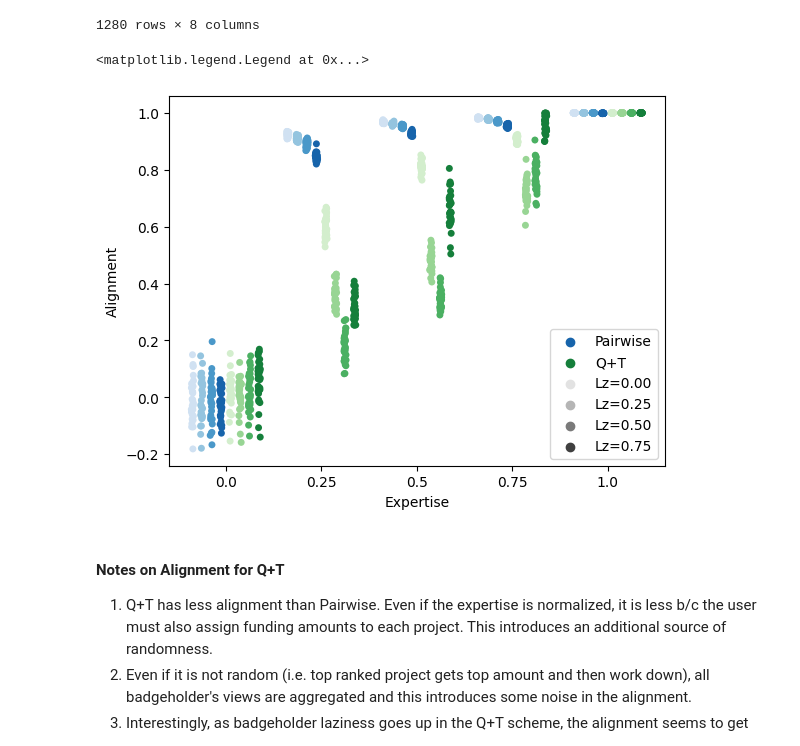
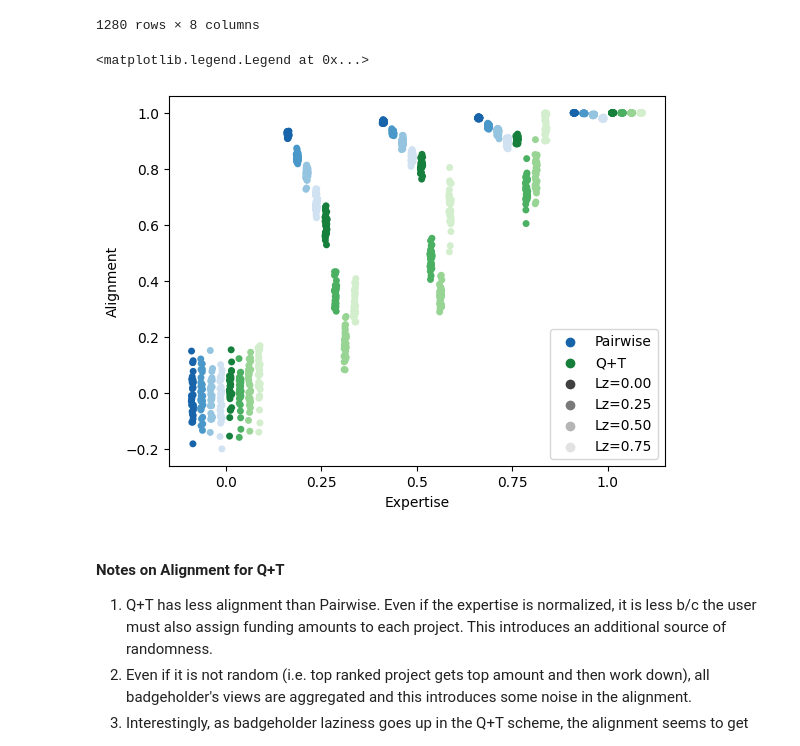
Before and after one commit to CELtd/voting_mechanism_design, a Jupyter notebook: notebooks/cmp_quorum_pairwise.ipynb, the cells around one changed output. Drawn from its saved outputs; the diff is of its cells as text; code cells hidden in the pictures.

Commit message:
adding updates for normalizing laziness between the voting mechanisms

```diff
--- a/notebooks/cmp_quorum_pairwise.ipynb
+++ b/notebooks/cmp_quorum_pairwise.ipynb
@@ -199,7 +199,7 @@ def run_single_pairwise_simulation(
             voting_style_kwargs={'use_impact_delta':False},
             expertise=expertise,
             laziness=laziness,
-            coi_projects=coi_project_ids,
+            coi_project_ix_vec=coi_project_ids,
             engaging_in_coi=engaging_in_coi,
         )
         badgeholder_list.append(agent)
@@ -321,10 +321,18 @@ def run_single_simulation(
 
     # NOTE: this is a simple version which excludes
     # COI information.  We can build up the simulation to add this
+
+    # NOTE: this is a way to align the laziness between Q+T and Pairwise
+    # it is imperfect at best, and we need to do some more thinking to determine
+    # how better to align this, but this is a starting point.  The thinking here
+    # is that a badgeholder of laziness = 0.1 in Q+T is roughly equivalent to a
+    # a badgeholder of laziness = 0.01 in pairwise, a 10x conversion factor. The conversion
+    badgeholder_laziness_vec_pw = np.power(badgeholder_laziness_vec, 0.2)
+
     pairwise_project_scores, pairwise_project_ranks, impact_diff_vec = run_single_pairwise_simulation(
         n_badgeholders=n_badgeholders,
         badgeholder_expertise_vec=badgeholder_expertise_vec,
-        badgeholder_laziness_vec=badgeholder_laziness_vec,
+        badgeholder_laziness_vec=badgeholder_laziness_vec_pw,
         n_projects=n_projects,
         project_impact_vec=project_impact_vec,
         random_seed=random_seed
@@ -491,32 +499,32 @@ dff
 # %%
 # create palette
 mechanisms = ['Pairwise', 'Q+T']
 laziness_vec = [0.0, 0.25, 0.5, 0.75]
-color_range = np.linspace(0.2, 0.8, len(laziness_vec))
+color_range = np.linspace(0.8, 0.2, len(laziness_vec))
 colors=['Blues', 'Greens', 'Reds', 'Purples']
 palette = {}
 for jj, m in enumerate(mechanisms):
     color = mpl.colormaps[colors[jj]]
     for ii, l in enumerate(laziness_vec):
         key='%s//%0.02f' % (m, l,)
         palette[key] = color(color_range[ii])
 
 ax = sns.stripplot(
     data=dff, x="avg_expertise", y="Rank Corr", hue="Hue",
     dodge=True, zorder=1, legend=False, palette=palette,
 )
 plt.xlabel('Expertise')
 plt.ylabel('Alignment')
 # plt.legend(title='Mechanism//Laziness')
 # create custom legend
 for ii, m in enumerate(mechanisms):
     ax.scatter([], [], color=mpl.colormaps[colors[ii]](0.8), label=mechanisms[ii])
 for ii, l in enumerate(laziness_vec):
     ax.scatter([], [], color=mpl.colormaps['Greys'](color_range[ii]), label='Lz=%0.02f' % l)
 ax.legend(loc='lower right')
 # %% [output]
 <matplotlib.legend.Legend at 0x...>
-[figure, old version]
+[figure, new version]
 # %% [markdown]
 #### Notes on Alignment for Q+T
 1. Q+T has less alignment than Pairwise.  Even if the expertise is normalized, it is less b/c
```
Also changed, not shown: 3 other files.
